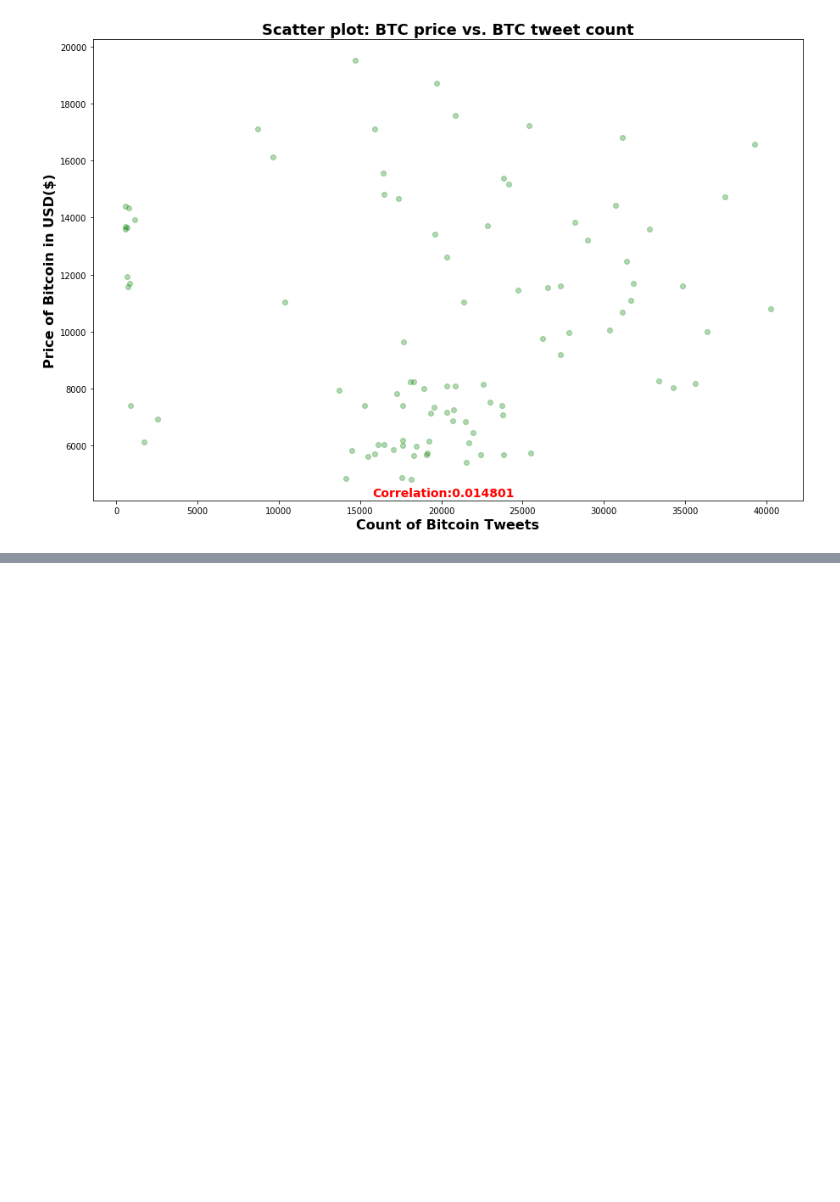
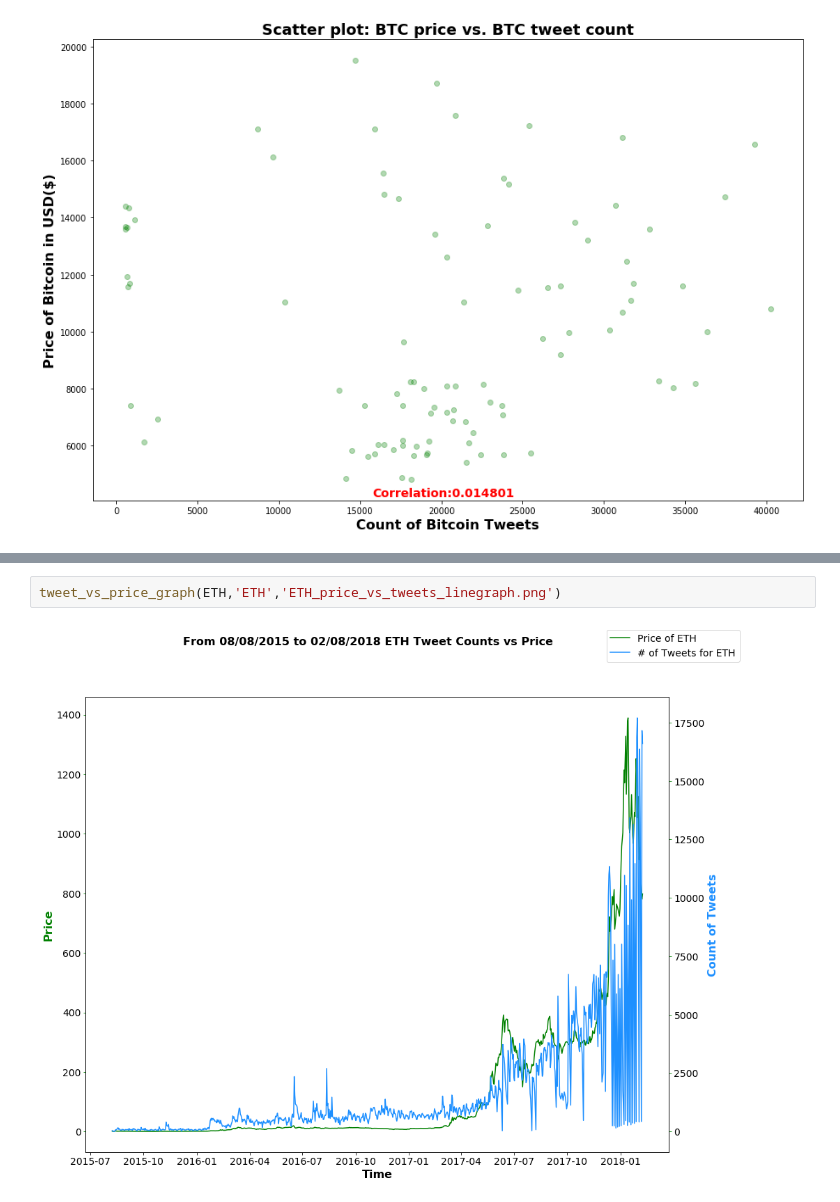
Before and after one commit to ThomasADuffy/Crypto-Capstone-1, a Jupyter notebook: notebooks/graphing_notebook.ipynb, the cells around one changed output, grey strips where cells are left out. Cells and saved outputs as stored; diff of their text form; blank space fills up the shorter version.

```diff
--- a/notebooks/graphing_notebook.ipynb
+++ b/notebooks/graphing_notebook.ipynb
@@ -74,0 +79,4 @@ scatter_plot(BTC,xcolname='count',ycolname='price_usd_value',color='green',
+# %%
+tweet_vs_price_graph(ETH,'ETH','ETH_price_vs_tweets_linegraph.png')
+# %% [output]
+[figure, added]
```
Also changed, not shown: parts of 5 cells of this notebook, 5 other files.
